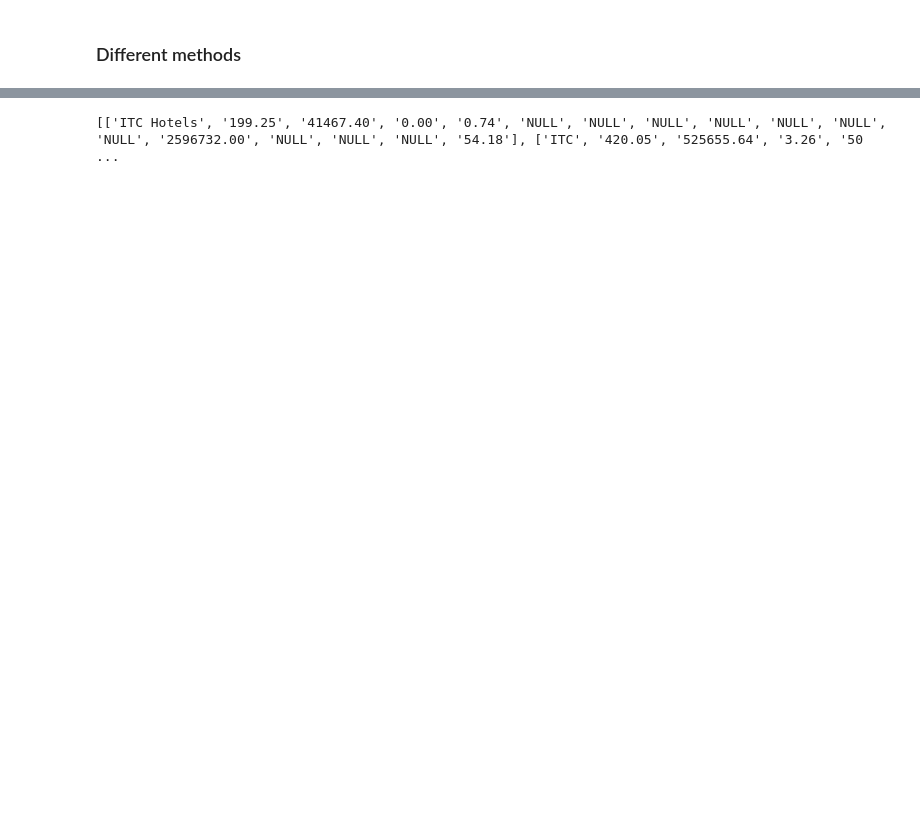
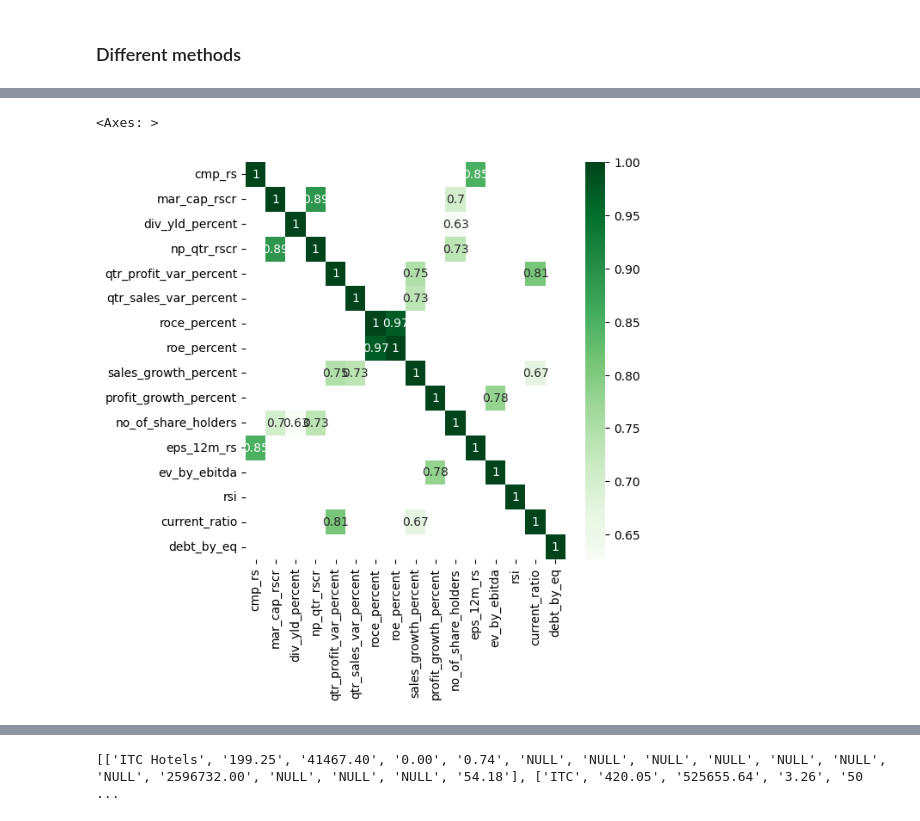
Before and after one commit to prashk027/Tasks, a Jupyter notebook: Tasks/PythonScript/task3/screener.ipynb, the cells around one changed output, grey strips where cells are left out. Cells and saved outputs as stored; diff of their text form; code cells hidden in the pictures; blank space fills up the shorter version.

```diff
--- a/Tasks/PythonScript/task3/screener.ipynb
+++ b/Tasks/PythonScript/task3/screener.ipynb
@@ -93,6 +97,7 @@ data = {}
 
 tr_rows = driver.find_elements(By.XPATH,"/html/body/main/div[3]/div[3]/table/tbody/tr")
 req_rows = len(tr_rows)
+# req_rows = 15
 
 for cols in range(2,19):
     head = driver.find_element(By.XPATH,f'/html/body/main/div[3]/div[3]/table/tbody/tr[1]/th[{cols}]').text
@@ -102,8 +107,11 @@ for cols in range(2,19):
 for rows in range(2,req_rows+1):
     for cols in range(2,19):
         head = driver.find_element(By.XPATH,f'/html/body/main/div[3]/div[3]/table/tbody/tr[1]/th[{cols}]').text
-        if cols>=2:
-            value=driver.find_element(By.XPATH,f'/html/body/main/div[3]/div[3]/table/tbody/tr[{rows}]/td[{cols+1}]').text
+        if rows != 17:
+            if cols>=2:
+                value=driver.find_element(By.XPATH,f'/html/body/main/div[3]/div[3]/table/tbody/tr[{rows}]/td[{cols+1}]').text
+        else:
+            continue
         data[head].append(value)
         head,value='',''
 
@@ -167,0 +235,5 @@ Inserted into stocks table.
+# %%
+col = []
+for c,_ in columns:
+    col.append(c)
+col
@@ -167,0 +261,5 @@ Inserted into stocks table.
+# %%
+import pandas as pd
+
+df = pd.DataFrame(li,columns=col)
+df
@@ -167,0 +297,4 @@ Inserted into stocks table.
+# %%
+d = df.iloc[:,2:].corr()
+da = d[d>0.6]
+da
@@ -167,0 +319,15 @@ Inserted into stocks table.
+# %%
+import matplotlib.pyplot as plt
+import seaborn as sns
+import pandas as pd
+
+# dataframe = d
+matrix = da
+# matrix =
+
+# plotting correlation matrix
+plt.figure(figsize=(6,6))
+sns.heatmap(matrix, cmap="Greens", annot=True)
+# %% [output]
+<Axes: >
+[figure, added]
```
Also changed, not shown: parts of 34 cells of this notebook, 2 other files.
